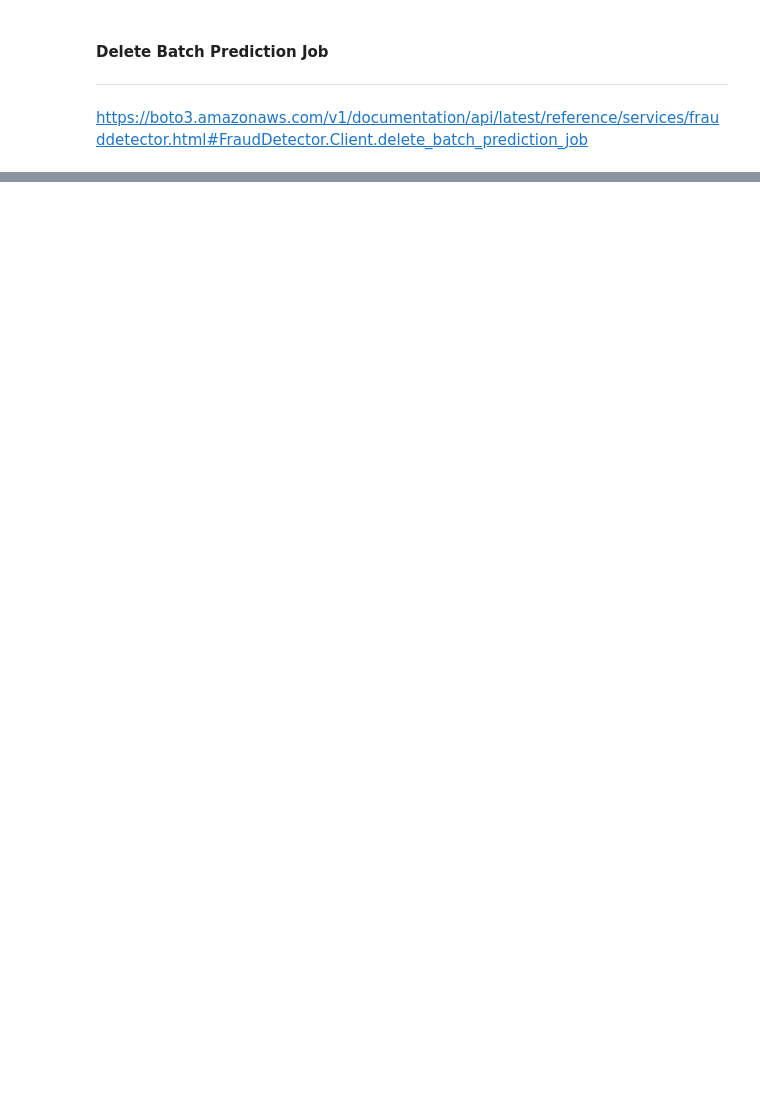
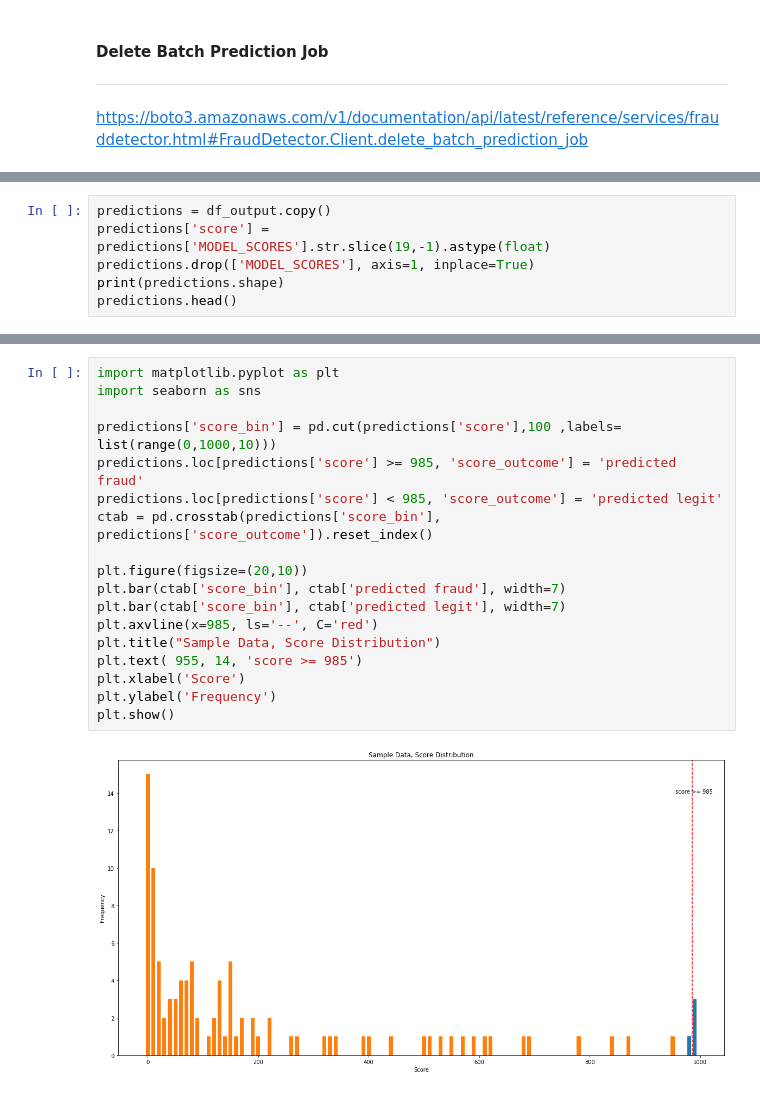
Before and after one commit to aws-samples/aws-fraud-detector-samples, a Jupyter notebook: Fraud_Detector_BatchPrediction_API_Example.ipynb, the cells around one changed output, grey strips where cells are left out. Cells and saved outputs as stored; diff of their text form; blank space fills up the shorter version.

Commit message:
Add histogram and confusion matrix

```diff
--- a/Fraud_Detector_BatchPrediction_API_Example.ipynb
+++ b/Fraud_Detector_BatchPrediction_API_Example.ipynb
@@ -335,0 +344,6 @@ print(response)
+# %%
+predictions = df_output.copy()
+predictions['score'] = predictions['MODEL_SCORES'].str.slice(19,-1).astype(float)
+predictions.drop(['MODEL_SCORES'], axis=1, inplace=True)
+print(predictions.shape)
+predictions.head()
@@ -335,0 +362,20 @@ print(response)
+# %%
+import matplotlib.pyplot as plt
+import seaborn as sns
+
+predictions['score_bin'] = pd.cut(predictions['score'],100 ,labels= list(range(0,1000,10)))
+predictions.loc[predictions['score'] >= 985, 'score_outcome'] = 'predicted fraud'
+predictions.loc[predictions['score'] < 985, 'score_outcome'] = 'predicted legit'
+ctab = pd.crosstab(predictions['score_bin'], predictions['score_outcome']).reset_index()
+
+plt.figure(figsize=(20,10))
+plt.bar(ctab['score_bin'], ctab['predicted fraud'], width=7)
+plt.bar(ctab['score_bin'], ctab['predicted legit'], width=7)
+plt.axvline(x=985, ls='--', C='red')
+plt.title("Sample Data, Score Distribution")
+plt.text( 955, 14, 'score >= 985')
+plt.xlabel('Score')
+plt.ylabel('Frequency')
+plt.show()
+# %% [output]
+[figure, added]
```
Also changed, not shown: parts of 16 cells of this notebook.
